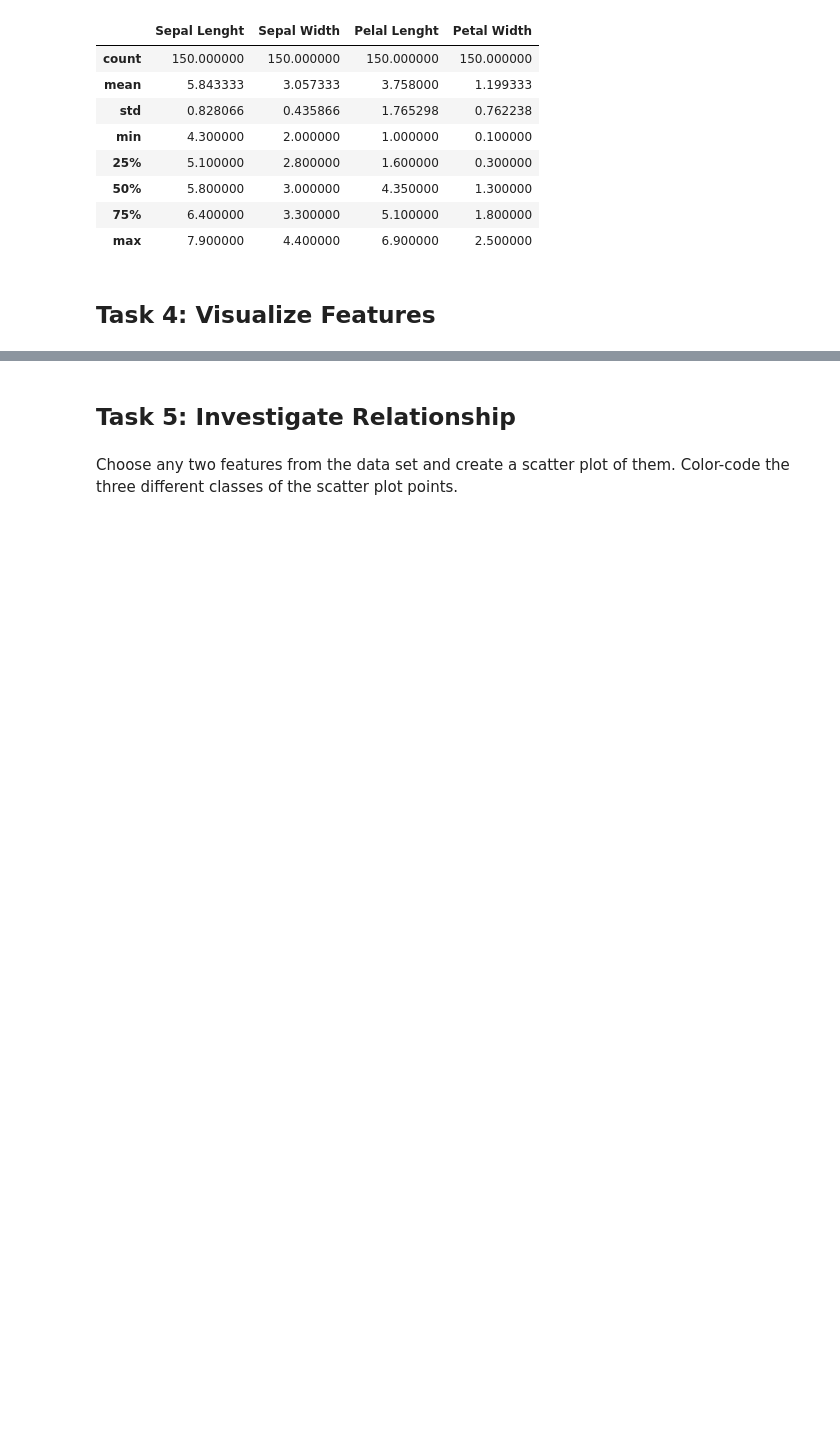
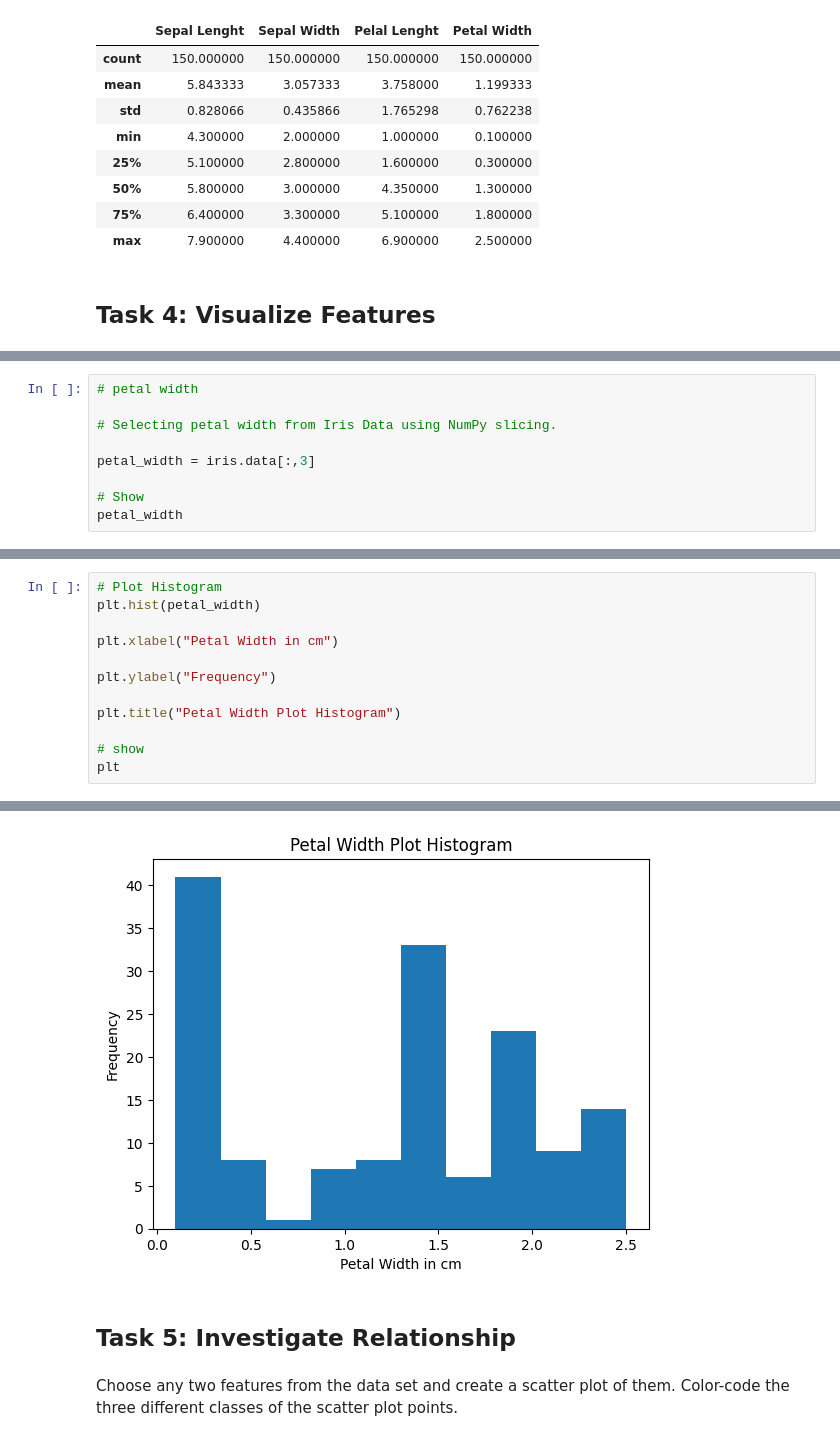
Before and after one commit to filipavinagre/principles_of_data_analytics, a Jupyter notebook: tasks.ipynb, the cells around one changed output, grey strips where cells are left out. Cells and saved outputs as stored; diff of their text form; blank space fills up the shorter version.

```diff
--- a/tasks.ipynb
+++ b/tasks.ipynb
@@ -174,0 +288,9 @@ Add appropriate titles and axis labels.
+# %%
+# petal width
+
+# Selecting petal width from Iris Data using NumPy slicing.
+
+petal_width = iris.data[:,3]
+
+# Show
+petal_width
@@ -174,0 +310,13 @@ Add appropriate titles and axis labels.
+# %%
+# Plot Histogram
+plt.hist(petal_width)
+
+plt.xlabel("Petal Width in cm")
+
+plt.ylabel("Frequency")
+
+plt.title("Petal Width Plot Histogram")
+
+# show
+plt
+# %% [output]
@@ -175,3 +324,4 @@ Add appropriate titles and axis labels.
+[figure, added]
 # %% [markdown]
 ## Task 5: Investigate Relationship
 # %% [markdown]
```
Also changed, not shown: parts of 21 cells of this notebook.
